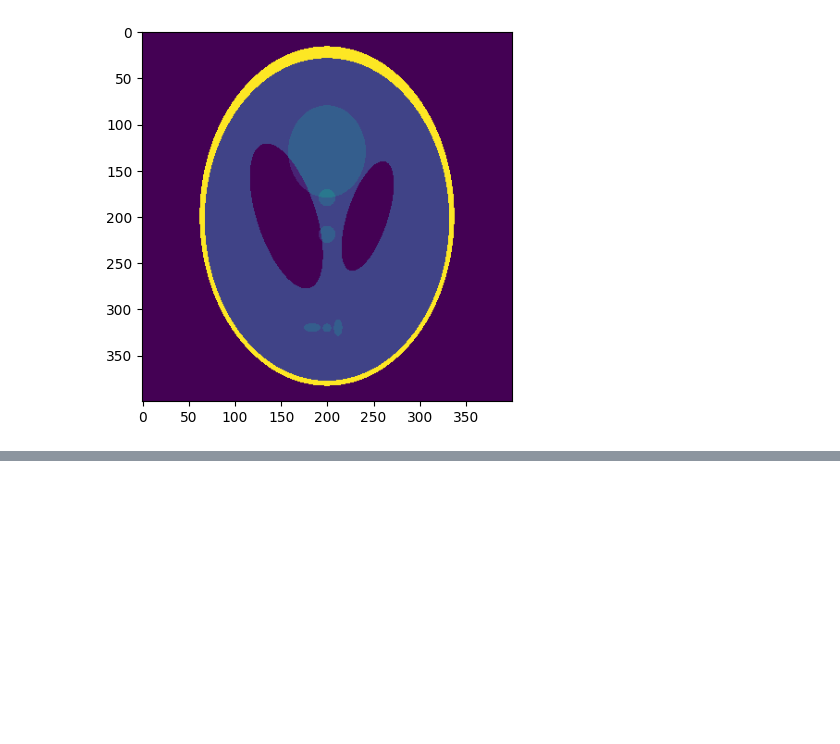
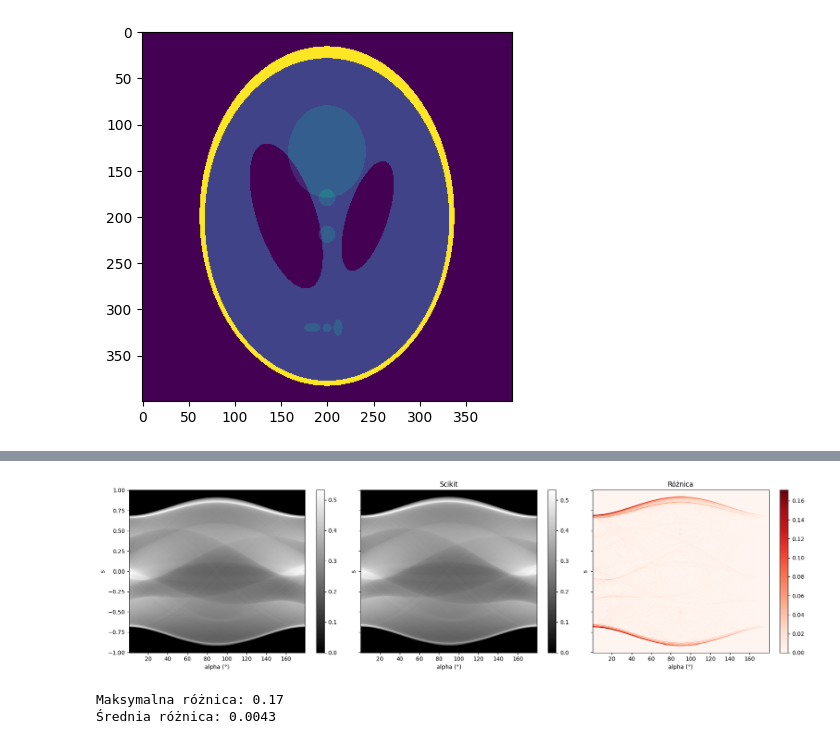
Before and after one commit to Did-Mas/RadonTransform, a Jupyter notebook: RadonTransform.ipynb, the cells around one changed output, grey strips where cells are left out. Saved outputs shown, nothing was run; the diff lists cells and outputs as text; code cells hidden in the pictures; blank space fills up the shorter version.

Commit message:
Implementacja transformaty odwrotnej

```diff
--- a/RadonTransform.ipynb
+++ b/RadonTransform.ipynb
@@ -72,0 +95,36 @@ plt.show()
+# %%
+from skimage.transform import radon
+
+skimage_sinogram = radon(phantom_org, theta=alphas) * dS
+skimage_sinogram = np.flip(skimage_sinogram, axis=1)
+
+fig, axes = plt.subplots(1, 3, figsize=(18, 5), sharey=True)
+
+manual_im = axes[0].pcolormesh(alphas, esses, projections, shading='auto', cmap='gray')
+axes[0].set_xlabel('alpha (°)')
+axes[0].set_ylabel('s')
+fig.colorbar(manual_im, ax=axes[0])
+
+scikit_im = axes[1].pcolormesh(alphas, esses, skimage_sinogram, shading='auto', cmap='gray')
+axes[1].set_title("Scikit")
+axes[1].set_xlabel('alpha (°)')
+axes[1].set_ylabel('s')
+fig.colorbar(scikit_im, ax=axes[1])
+
+difference = np.abs(projections - skimage_sinogram)
+im = axes[2].pcolormesh(alphas, esses, difference, shading='auto', cmap='Reds')
+axes[2].set_title('Różnica')
+axes[2].set_xlabel('alpha (°)')
+axes[2].set_ylabel('s')
+fig.colorbar(im, ax=axes[2])
+
+
+plt.tight_layout()
+plt.show()
+
+print(f"Maksymalna różnica: {np.max(difference):.2f}")
+print(f"Średnia różnica: {np.mean(difference):.4f}")
+# %% [output]
+[figure, added]
+Maksymalna różnica: 0.17
+Średnia różnica: 0.0043
```
Also changed, not shown: parts of 15 cells of this notebook.
